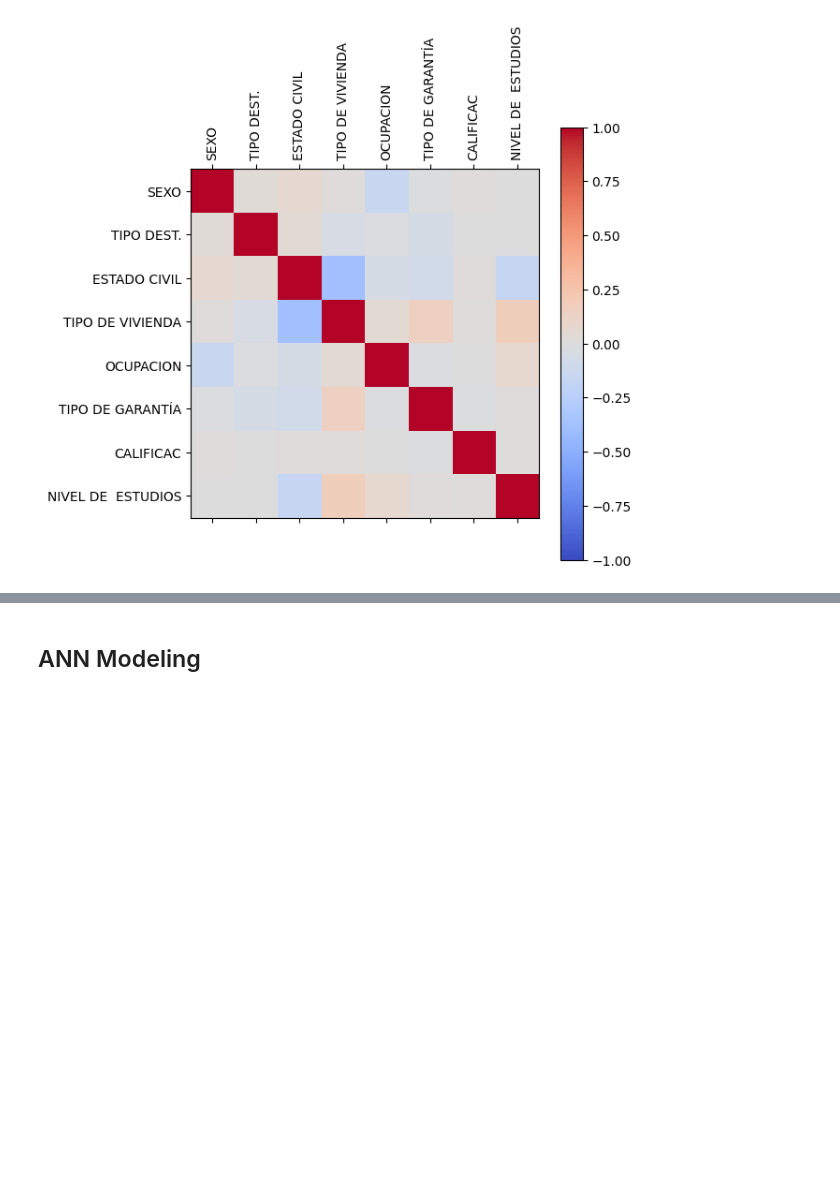
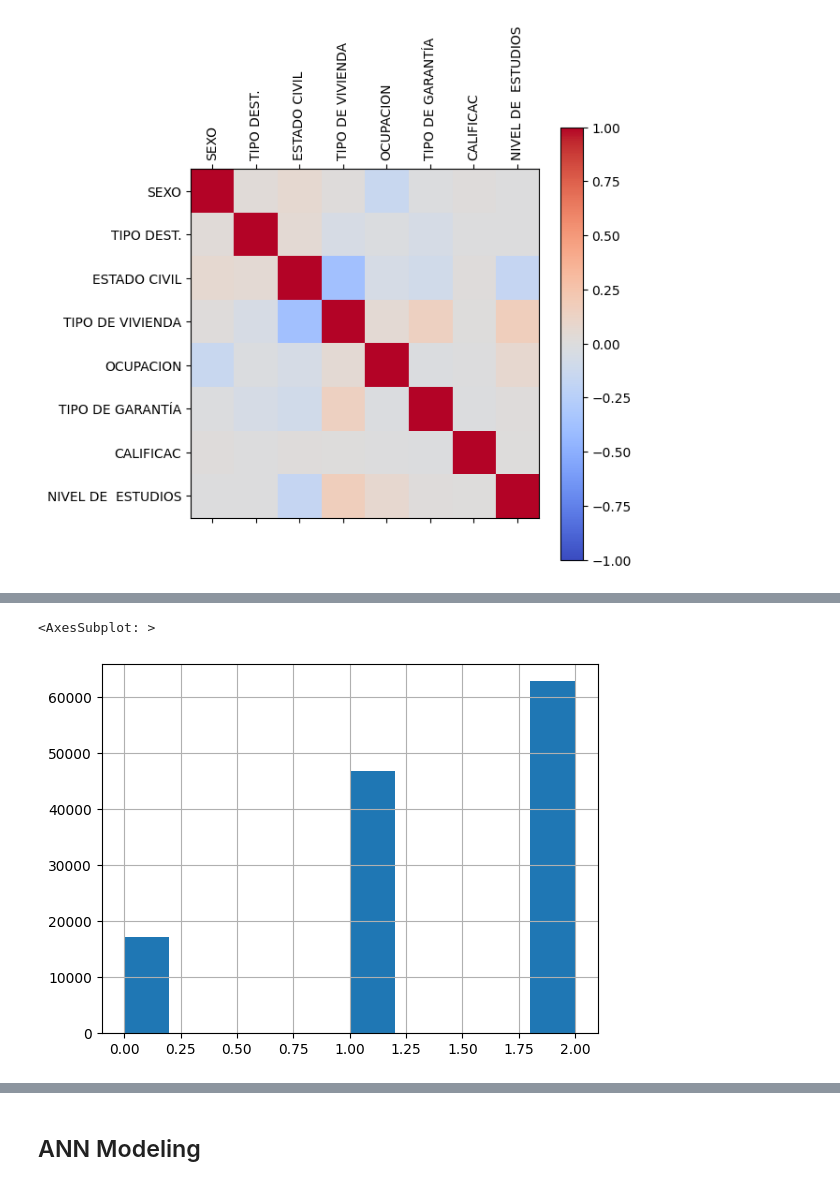
Before and after one commit to AndersCFR/CreditScoring, a Jupyter notebook: CreditScoring.ipynb, the cells around one changed output, grey strips where cells are left out. Cells and saved outputs as stored; diff of their text form; code cells hidden in the pictures; blank space fills up the shorter version.

```diff
--- a/CreditScoring.ipynb
+++ b/CreditScoring.ipynb
@@ -355,0 +473,10 @@ plt.show()
+# %%
+# Año creación encoding
+creacion = data['AÑO_CREACION'].copy()
+creacion[ creacion == 1 ] = 0
+creacion[ (creacion >= 2) & (creacion <= 3)] = 1
+creacion[ (creacion >= 4) & (creacion <= 5)] = 2
+creacion.hist()
+# %% [output]
+<AxesSubplot: >
+[figure, added]
```
Also changed, not shown: parts of 16 cells of this notebook, 3 other files.
